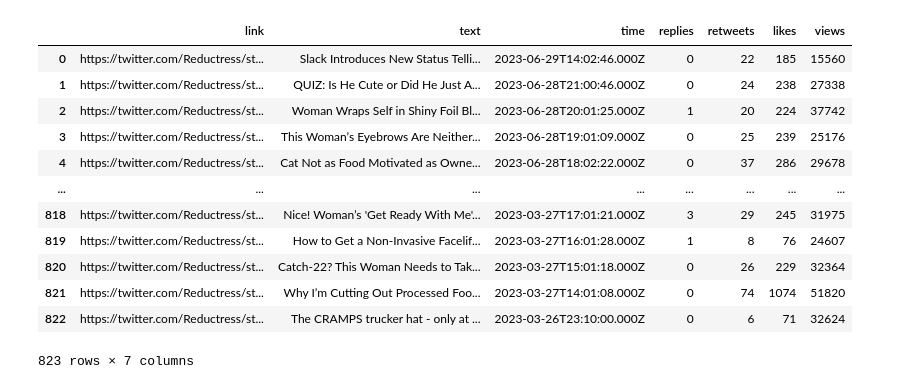
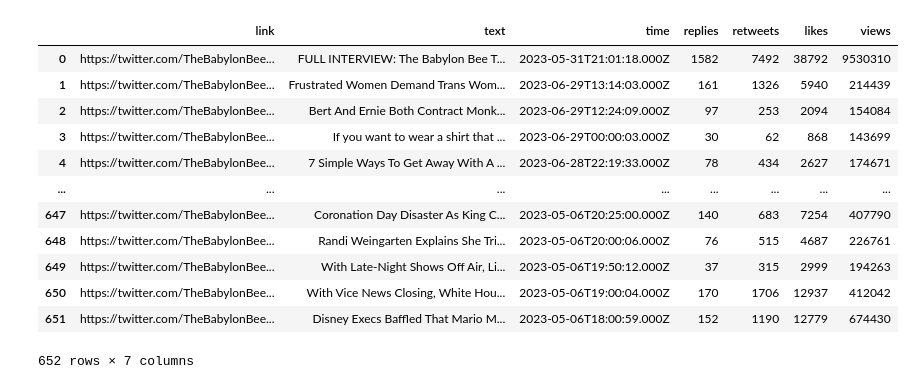
Before and after one commit to skessler79/social-media-computing-twitter, a Jupyter notebook: selenium_scraper/selenium_output_reader.ipynb, the cells around one changed output. Saved outputs shown, nothing was run; the diff lists cells and outputs as text; code cells hidden in the pictures.

```diff
--- a/selenium_scraper/selenium_output_reader.ipynb
+++ b/selenium_scraper/selenium_output_reader.ipynb
@@ -9,20 +10,26 @@ USERNAME = "Reductress"
 # %%
-df = pd.read_json(f"output_selenium_{USERNAME}.json", orient="index", convert_dates=True)
+df_babylon = pd.read_json(f"output_selenium_TheBabylonBee.json", orient="index", convert_dates=True)
+df_harddrive = pd.read_json(f"output_selenium_HardDriveMag.json", orient="index", convert_dates=True)
+df_onion = pd.read_json(f"output_selenium_TheOnion.json", orient="index", convert_dates=True)
+df_reductress = pd.read_json(f"output_selenium_Reductress.json", orient="index", convert_dates=True)
 # %%
-df = df.reset_index().rename(columns={'index': 'link'})
+df_babylon = df_babylon.reset_index().rename(columns={'index': 'link'})
+df_harddrive = df_harddrive.reset_index().rename(columns={'index': 'link'})
+df_onion = df_onion.reset_index().rename(columns={'index': 'link'})
+df_reductress = df_reductress.reset_index().rename(columns={'index': 'link'})
 # %%
-df
+df_babylon
 # %% [output]
 |  | link | text | time | replies | retweets | likes | views |
-| 0 | https://twitter.com/Reductress/st... | Slack Introduces New Status Telli... | 2023-06-29T14:02:46.000Z | 0 | 22 | 185 | 15560 |
-| 1 | https://twitter.com/Reductress/st... | QUIZ: Is He Cute or Did He Just A... | 2023-06-28T21:00:46.000Z | 0 | 24 | 238 | 27338 |
-| 2 | https://twitter.com/Reductress/st... | Woman Wraps Self in Shiny Foil Bl... | 2023-06-28T20:01:25.000Z | 1 | 20 | 224 | 37742 |
-| 3 | https://twitter.com/Reductress/st... | This Woman’s Eyebrows Are Neither... | 2023-06-28T19:01:09.000Z | 0 | 25 | 239 | 25176 |
-| 4 | https://twitter.com/Reductress/st... | Cat Not as Food Motivated as Owne... | 2023-06-28T18:02:22.000Z | 0 | 37 | 286 | 29678 |
+| 0 | https://twitter.com/TheBabylonBee... | FULL INTERVIEW: The Babylon Bee T... | 2023-05-31T21:01:18.000Z | 1582 | 7492 | 38792 | 9530310 |
+| 1 | https://twitter.com/TheBabylonBee... | Frustrated Women Demand Trans Wom... | 2023-06-29T13:14:03.000Z | 161 | 1326 | 5940 | 214439 |
+| 2 | https://twitter.com/TheBabylonBee... | Bert And Ernie Both Contract Monk... | 2023-06-29T12:24:09.000Z | 97 | 253 | 2094 | 154084 |
+| 3 | https://twitter.com/TheBabylonBee... | If you want to wear a shirt that ... | 2023-06-29T00:00:03.000Z | 30 | 62 | 868 | 143699 |
+| 4 | https://twitter.com/TheBabylonBee... | 7 Simple Ways To Get Away With A ... | 2023-06-28T22:19:33.000Z | 78 | 434 | 2627 | 174671 |
 | ... | ... | ... | ... | ... | ... | ... | ... |
-| 818 | https://twitter.com/Reductress/st... | Nice! Woman’s 'Get Ready With Me'... | 2023-03-27T17:01:21.000Z | 3 | 29 | 245 | 31975 |
-| 819 | https://twitter.com/Reductress/st... | How to Get a Non-Invasive Facelif... | 2023-03-27T16:01:28.000Z | 1 | 8 | 76 | 24607 |
-| 820 | https://twitter.com/Reductress/st... | Catch-22? This Woman Needs to Tak... | 2023-03-27T15:01:18.000Z | 0 | 26 | 229 | 32364 |
-| 821 | https://twitter.com/Reductress/st... | Why I’m Cutting Out Processed Foo... | 2023-03-27T14:01:08.000Z | 0 | 74 | 1074 | 51820 |
-| 822 | https://twitter.com/Reductress/st... | The CRAMPS trucker hat - only at ... | 2023-03-26T23:10:00.000Z | 0 | 6 | 71 | 32624 |
+| 647 | https://twitter.com/TheBabylonBee... | Coronation Day Disaster As King C... | 2023-05-06T20:25:00.000Z | 140 | 683 | 7254 | 407790 |
+| 648 | https://twitter.com/TheBabylonBee... | Randi Weingarten Explains She Tri... | 2023-05-06T20:00:06.000Z | 76 | 515 | 4687 | 226761 |
+| 649 | https://twitter.com/TheBabylonBee... | With Late-Night Shows Off Air, Li... | 2023-05-06T19:50:12.000Z | 37 | 315 | 2999 | 194263 |
+| 650 | https://twitter.com/TheBabylonBee... | With Vice News Closing, White Hou... | 2023-05-06T19:00:04.000Z | 170 | 1706 | 12937 | 412042 |
+| 651 | https://twitter.com/TheBabylonBee... | Disney Execs Baffled That Mario M... | 2023-05-06T18:00:59.000Z | 152 | 1190 | 12779 | 674430 |
-823 rows × 7 columns
+652 rows × 7 columns
```
Also changed, not shown: parts of 4 cells of this notebook, 1 other file.
